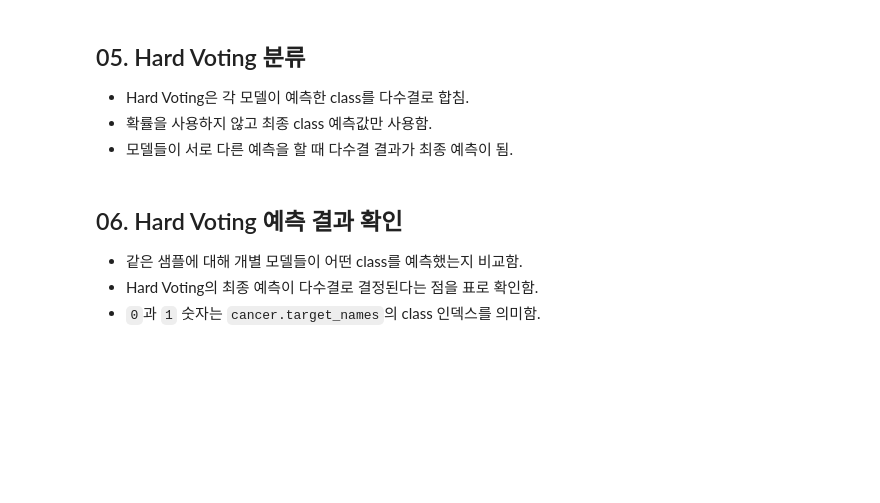
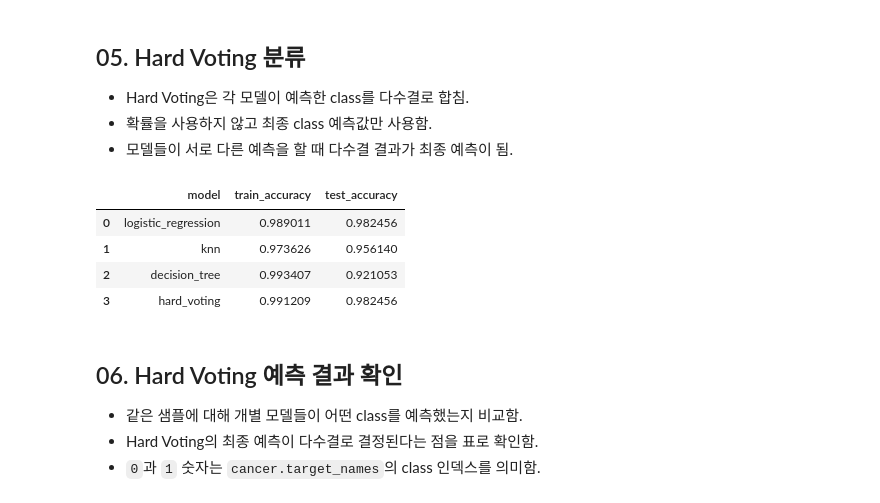
Before and after one commit to Gitcatho-skn-family-sjh/06_machine_learning, a Jupyter notebook: 05_ensemble/01_ensemble_voting.ipynb, the cells around one changed output. Saved outputs shown, nothing was run; the diff lists cells and outputs as text; code cells hidden in the pictures; blank space fills up the shorter version.

```diff
--- a/05_ensemble/01_ensemble_voting.ipynb
+++ b/05_ensemble/01_ensemble_voting.ipynb
@@ -154,6 +173,59 @@ target 이름: ['malignant' 'benign']
 - Hard Voting은 각 모델이 예측한 class를 다수결로 합침.
 - 확률을 사용하지 않고 최종 class 예측값만 사용함.
 - 모델들이 서로 다른 예측을 할 때 다수결 결과가 최종 예측이 됨.
+# %%
+# VotingClassifier(): 여러 분류 모델의 예측을 모아
+# 최종 class(정답)을 정하는 앙상블 모델
+
+#estimators : 앙상블에 참여할 개별 모델 목록
+# 참여 시 ('이름', 모델) tuple 형태로 작성
+
+# voting='hard' : 개별 모델의 예측을 다수결로 결정함
+# - predict() 반환값 : 다수결로 정해진 결과
+# - predict_proba() 미제공
+
+hard_voting_clf = VotingClassifier(
+    # KNN, 로지스틱 회기모델, 결정트리 사용
+    estimators=[
+        ('lr', lr_clf),
+        ('knn', knn_clf),
+        ('dt', dt_clf),
+    ],
+    voting='hard',
+)
+
+hard_results = []
+for name, model in base_classifiers.items():
+    model.fit(voting_X_train_scaled, voting_y_train)
+
+    hard_results.append({
+        'model' : name,
+        'train_accuracy' : model.score(voting_X_train_scaled, voting_y_train),
+        'test_accuracy' : model.score(voting_X_test_scaled, voting_y_test),
+    })
+
+#학습
+hard_voting_clf.fit(voting_X_train_scaled, voting_y_train)
+
+# hard_results에 hard_voting_clf 결과도 추가
+hard_results.append({
+        'model' : 'hard_voting',
+        'train_accuracy' : hard_voting_clf.score(voting_X_train_scaled, voting_y_train),
+        'test_accuracy' : hard_voting_clf.score(voting_X_test_scaled, voting_y_test),
+    })
+
+hard_results_df = pd.DataFrame(hard_results)
+display(hard_results_df)
+
+# 출력표를 보고 알 수 있는 것
+# - test_accuracy 점수가 같더라도 우연히 예측 성공한 데이터의 계수가 같은 것일 뿐이다
+# - 앙상블을 통한 결과가 항상 개별 모델보다 무조건 좋다고 생각하면 안된다.
+# %% [output]
+|  | model | train_accuracy | test_accuracy |
+| 0 | logistic_regression | 0.989011 | 0.982456 |
+| 1 | knn | 0.973626 | 0.956140 |
+| 2 | decision_tree | 0.993407 | 0.921053 |
+| 3 | hard_voting | 0.991209 | 0.982456 |
 # %% [markdown]
 ## 06. Hard Voting 예측 결과 확인
 
```
Also changed, not shown: parts of 6 cells of this notebook, 2 other files.
